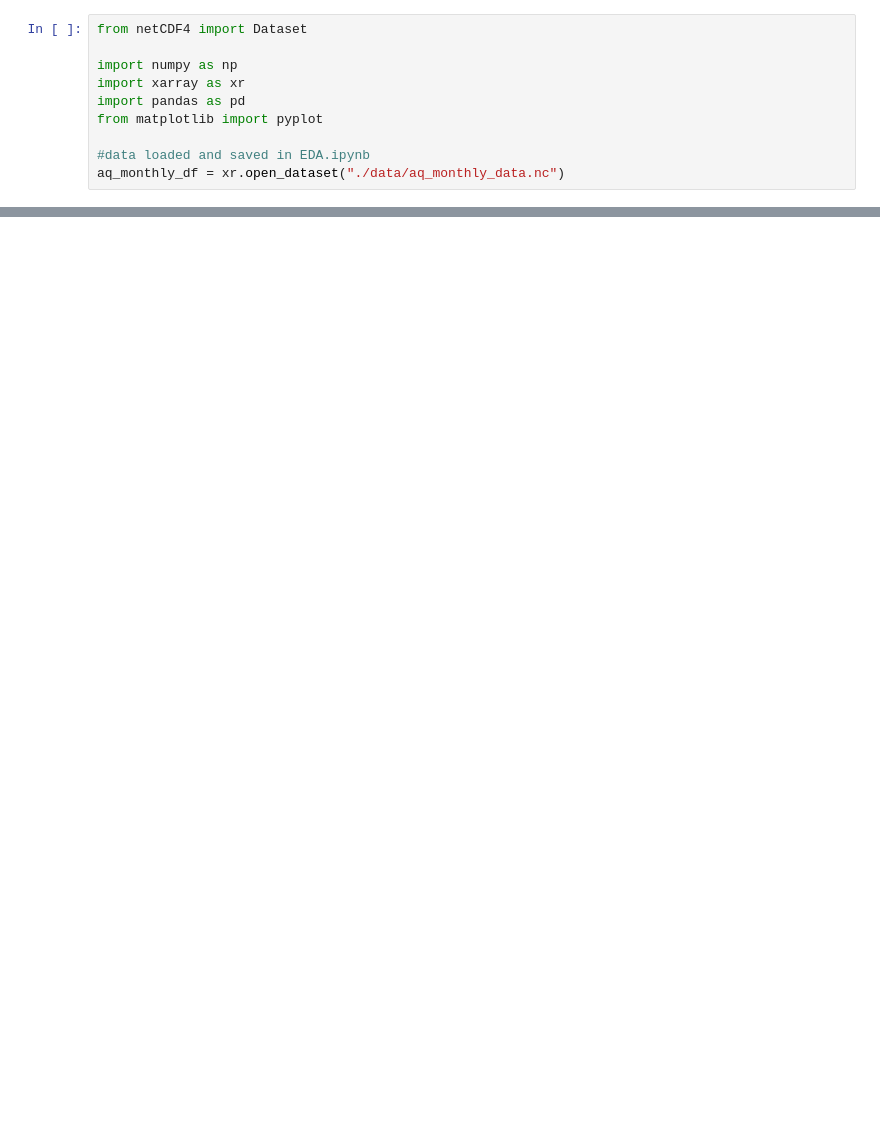
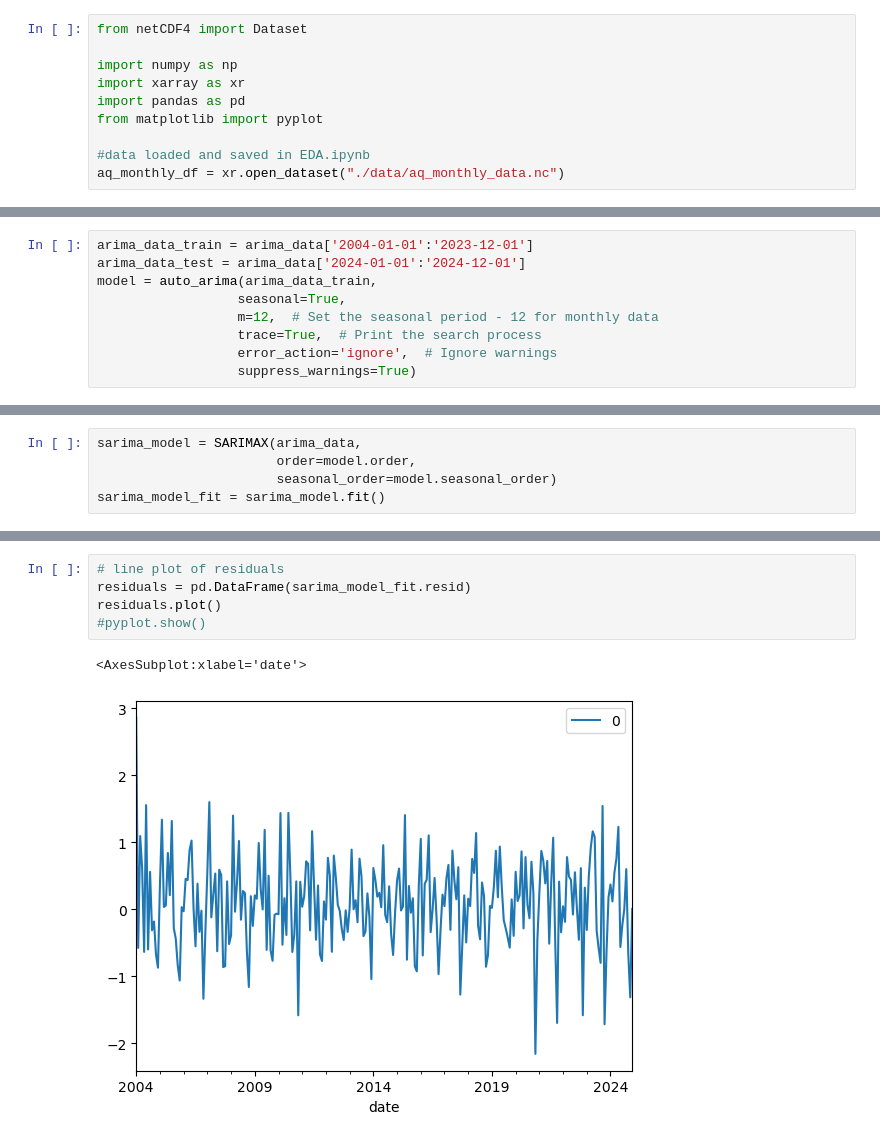
Before and after one commit to 8t88/Air-Quality, a Jupyter notebook: AQ Time Series.ipynb, the cells around one changed output, grey strips where cells are left out. Drawn from its saved outputs; the diff is of its cells as text; blank space fills up the shorter version.

```diff
--- a/AQ Time Series.ipynb
+++ b/AQ Time Series.ipynb
@@ -92,0 +49,9 @@ residuals.plot(kind='kde')
+# %%
+arima_data_train = arima_data['2004-01-01':'2023-12-01']
+arima_data_test = arima_data['2024-01-01':'2024-12-01']
+model = auto_arima(arima_data_train,
+                  seasonal=True,
+                  m=12,  # Set the seasonal period - 12 for monthly data
+                  trace=True,  # Print the search process
+                  error_action='ignore',  # Ignore warnings
+                  suppress_warnings=True)
@@ -92,0 +86,5 @@ residuals.plot(kind='kde')
+# %%
+sarima_model = SARIMAX(arima_data,
+                       order=model.order,
+                       seasonal_order=model.seasonal_order)
+sarima_model_fit = sarima_model.fit()
@@ -93,3 +111,11 @@ residuals.plot(kind='kde')
+# %%
+# line plot of residuals
+residuals = pd.DataFrame(sarima_model_fit.resid)
+residuals.plot()
+#pyplot.show()
+# %% [output]
+<AxesSubplot:xlabel='date'>
+[figure, added]
 # %%
 # summary stats of residuals
 print(residuals.describe())
```
Also changed, not shown: parts of 15 cells of this notebook, 2 other files.
